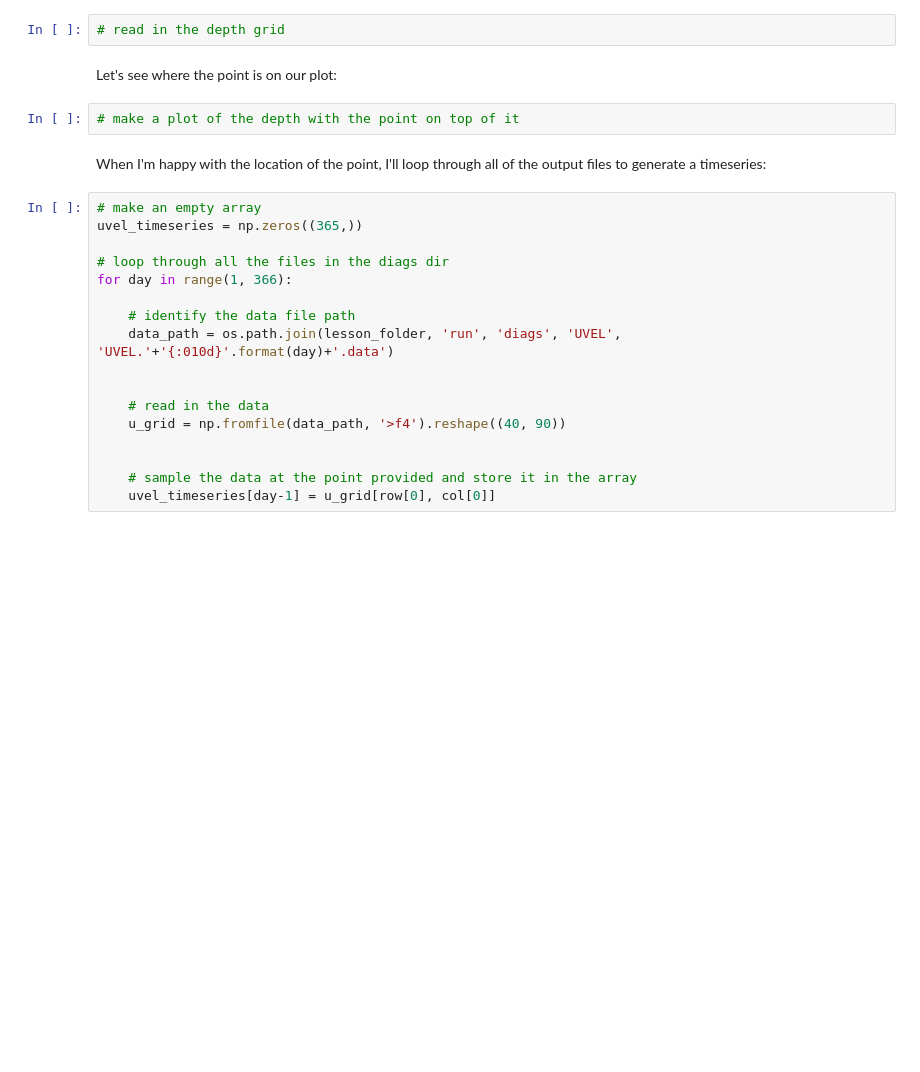
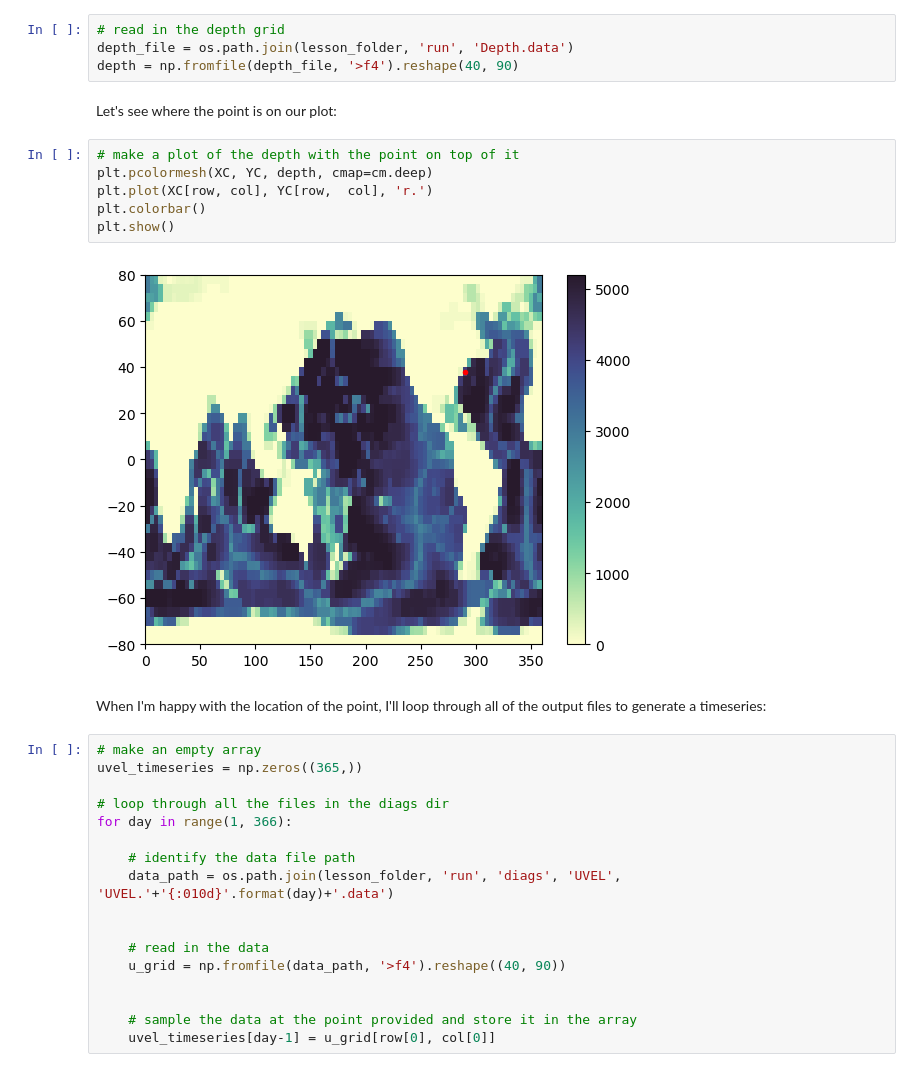
Before and after one commit to brandon-castillo/ms274_fall2025, a Jupyter notebook: Lectures/Week 5/Timeseries of Model Output.ipynb, the cells around one changed output. Saved outputs shown, nothing was run; the diff lists cells and outputs as text; blank space fills up the shorter version.

```diff
--- a/Lectures/Week 5/Timeseries of Model Output.ipynb
+++ b/Lectures/Week 5/Timeseries of Model Output.ipynb
@@ -85,10 +85,18 @@ print(row, col)
 To get the map, I will use the `Depth.data` file provided by the model:
 # %%
 # read in the depth grid
+depth_file = os.path.join(lesson_folder, 'run', 'Depth.data')
+depth = np.fromfile(depth_file, '>f4').reshape(40, 90)
 # %% [markdown]
 Let's see where the point is on our plot:
 # %%
 # make a plot of the depth with the point on top of it
+plt.pcolormesh(XC, YC, depth, cmap=cm.deep)
+plt.plot(XC[row, col], YC[row,  col], 'r.')
+plt.colorbar()
+plt.show()
+# %% [output]
+[figure, added]
 # %% [markdown]
 When I'm happy with the location of the point, I'll loop through all of the output files to generate a timeseries:
 # %%
```
Also changed, not shown: parts of 9 cells of this notebook, 5 other files.
